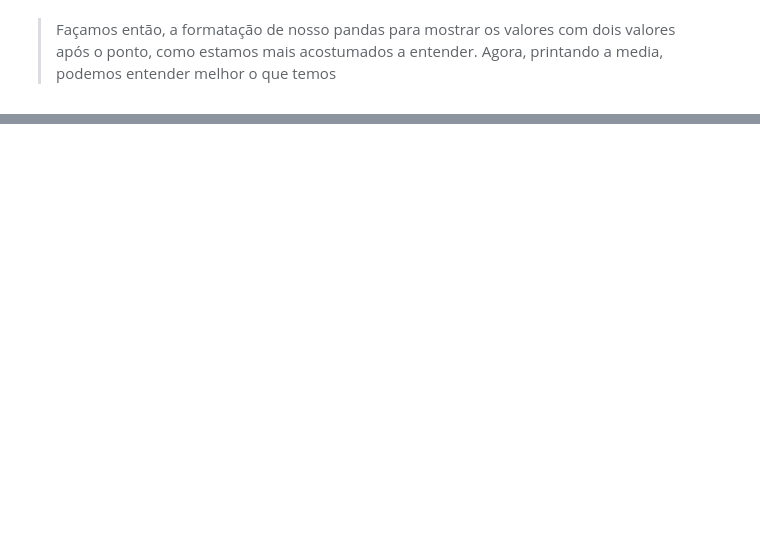
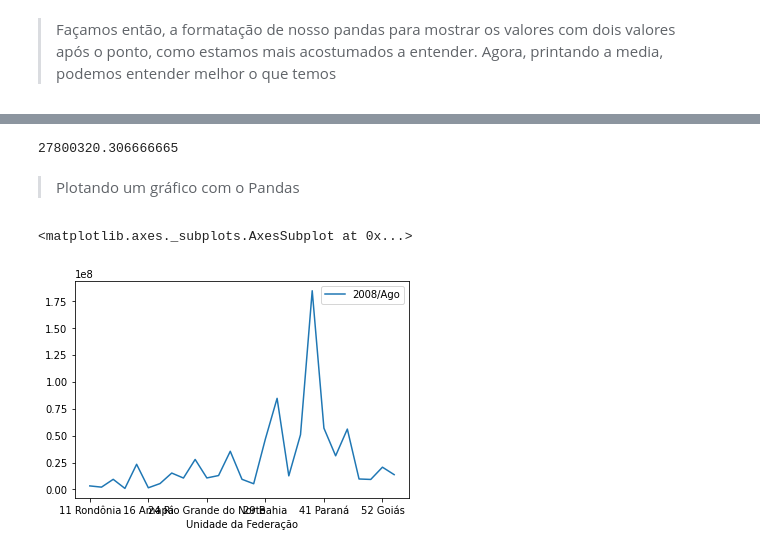
Before and after one commit to MatheusOrange211/Bootcamp-Alura, a Jupyter notebook: Bootcamp_Alura01.ipynb, the cells around one changed output, grey strips where cells are left out. Drawn from its saved outputs; the diff is of its cells as text; code cells hidden in the pictures; blank space fills up the shorter version.

```diff
--- a/Bootcamp_Alura01.ipynb
+++ b/Bootcamp_Alura01.ipynb
@@ -35,6 +41,6 @@ import pandas as pd
 # %%
 dados = pd.read_csv('/content/A151346189_28_143_208.csv',encoding='ISO-8859-1',skiprows=3,sep=";",skipfooter=12,
-                    thousands=".",decimal=",")
+                    thousands=".",decimal=",", na_values='-',engine ='python')
 dados
 # %% [output]
 |  | Unidade da Federação | 2008/Jan | 2008/Fev | 2008/Mar | 2008/Abr | 2008/Mai | 2008/Jun | 2008/Jul | 2008/Ago | ... |
@@ -122,0 +153,13 @@ Length: 151, dtype: float64
+# %%
+dados['2008/Ago'].mean()
+# %% [output]
+27800320.306666665
+# %% [markdown]
+
+
+> Plotando um gráfico com o Pandas
+# %%
+dados.plot(x='Unidade da Federação',y='2008/Ago')
+# %% [output]
+<matplotlib.axes._subplots.AxesSubplot at 0x...>
+[figure, added]
```
Also changed, not shown: parts of 21 cells of this notebook.
